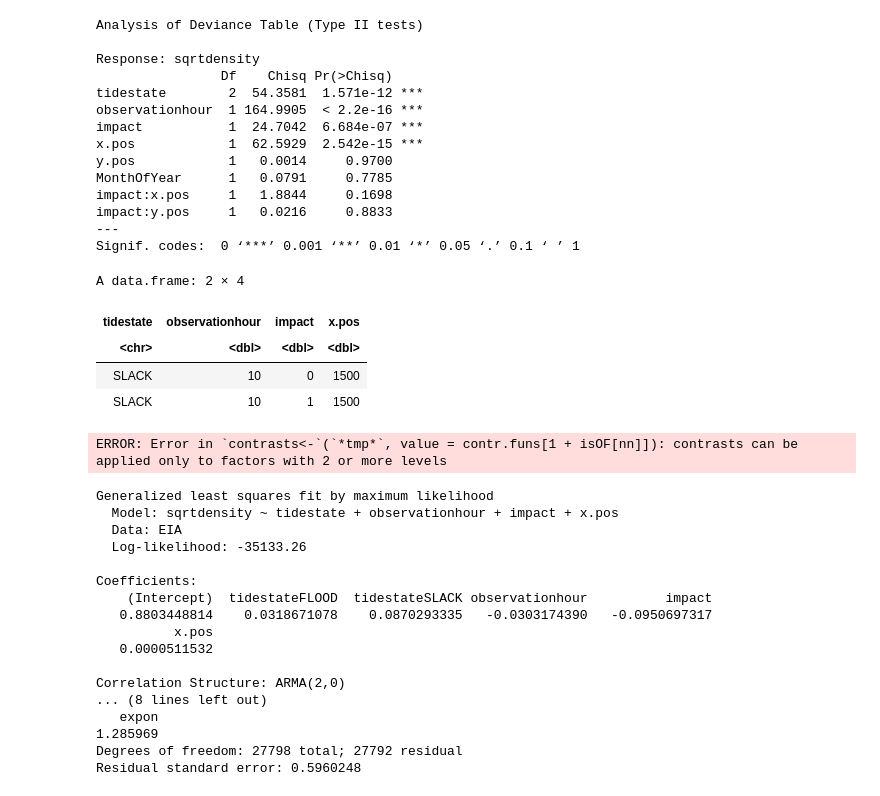
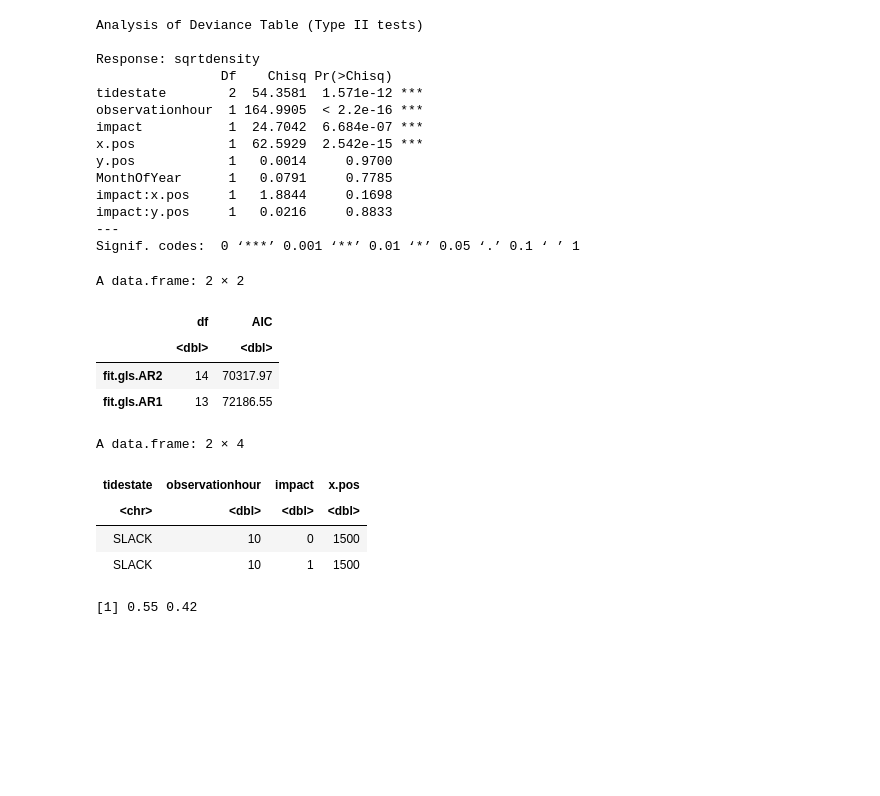
Before and after one commit to erikseulean/glm, a Jupyter notebook: glm_practical1.ipynb, the cells around one changed output. Drawn from its saved outputs; the diff is of its cells as text; code cells hidden in the pictures; blank space fills up the shorter version.

```diff
--- a/glm_practical1.ipynb
+++ b/glm_practical1.ipynb
@@ -49,7 +49,7 @@ fit.fullfac.noimp <- lm(density ~ tidestate + observationhour + DayOfMonth +
 as.factor(MonthOfYear) + Year + x.pos + Year + y.pos, data=EIA)
 
 fit.fullfac.interac <- lm(density ~ tidestate + observationhour + DayOfMonth +
-as.factor(MonthOfYear) + Year * x.pos + Year * y.pos, data=EIA)
+as.factor(MonthOfYear) + impact + Year * x.pos + Year * y.pos, data=EIA)
 # %%
 vif(fit.fullfac.noimp)
 # %% [output]
@@ -377,4 +391,12 @@ impact:x.pos     1   1.8844     0.1698
 impact:y.pos     1   0.0216     0.8833
 ---
 Signif. codes:  0 ‘***’ 0.001 ‘**’ 0.01 ‘*’ 0.05 ‘.’ 0.1 ‘ ’ 1
+# %%
+AIC(fit.gls.AR2, fit.gls.AR1)
+# %% [output]
+A data.frame: 2 × 2
+|  | df | AIC |
+|  | <dbl> | <dbl> |
+| fit.gls.AR2 | 14 | 70317.97 |
+| fit.gls.AR1 | 13 | 72186.55 |
 # %%
@@ -388,26 +410,8 @@ A data.frame: 2 × 4
 | SLACK | 10 | 0 | 1500 |
 | SLACK | 10 | 1 | 1500 |
 # %%
-myprediction<-MuMIn:::predict.gls(fit.gls.AR2_updated, newdata = newdat, se.fit=TRUE)
+prediction = MuMIn:::predict.gls(fit.gls.AR2_updated, newdata = newdat, se.fit=TRUE)
-# %% [output]
-ERROR: Error in `contrasts<-`(`*tmp*`, value = contr.funs[1 + isOF[nn]]): contrasts can be applied only to factors with 2 or more levels
-# %%
-fit.gls.AR2_updated
-# %% [output]
-Generalized least squares fit by maximum likelihood
-  Model: sqrtdensity ~ tidestate + observationhour + impact + x.pos
-  Data: EIA
-  Log-likelihood: -35133.26
-
-Coefficients:
-    (Intercept)  tidestateFLOOD  tidestateSLACK observationhour          impact
-   0.8803448814    0.0318671078    0.0870293335   -0.0303174390   -0.0950697317
-          x.pos
-   0.0000511532
-
-Correlation Structure: ARMA(2,0)
-... (8 lines left out)
-   expon
-1.285969
-Degrees of freedom: 27798 total; 27792 residual
-Residual standard error: 0.5960248
+# %%
+round(prediction$fit^2, 2)
+# %% [output]
+[1] 0.55 0.42
```
Also changed, not shown: parts of 9 cells of this notebook.
